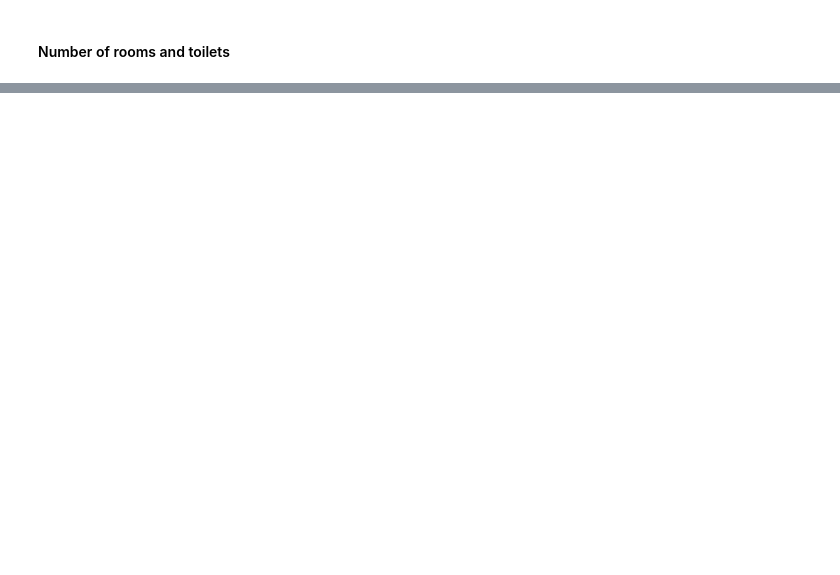
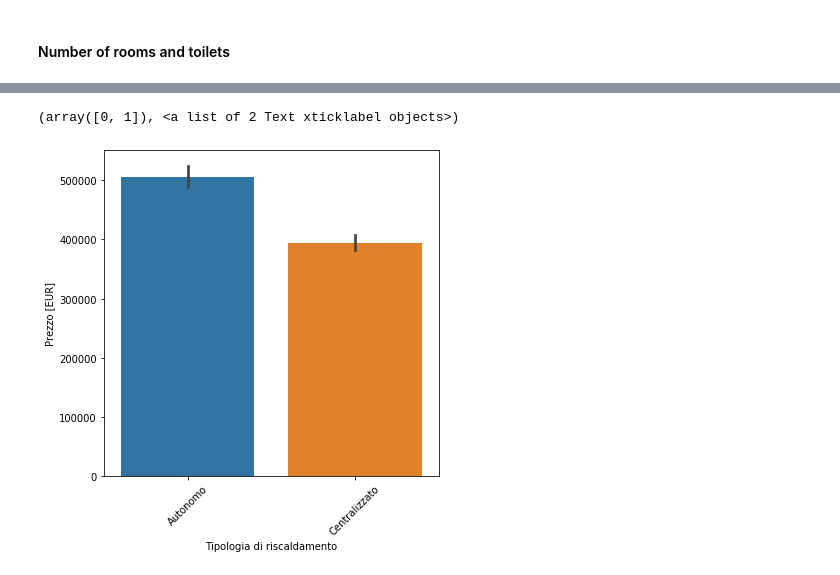
Before and after one commit to LazyEval/housing-prices-firenze, a Jupyter notebook: notebooks/1.0-LazyEval-data-cleaning.ipynb, the cells around one changed output, grey strips where cells are left out. Drawn from its saved outputs; the diff is of its cells as text; code cells hidden in the pictures; blank space fills up the shorter version.

```diff
--- a/notebooks/1.0-LazyEval-data-cleaning.ipynb
+++ b/notebooks/1.0-LazyEval-data-cleaning.ipynb
@@ -395,3 +244,10 @@ df.loc[df['Locali'].isna(), :]
+# %%
+fig = plt.figure(figsize=(6, 6))
+sns.barplot(x=df['Tipologia di riscaldamento'], y=df['Prezzo [EUR]'])
+plt.xticks(rotation=45)
+# %% [output]
+(array([0, 1]), <a list of 2 Text xticklabel objects>)
+[figure, added]
 # %%
 # Area [m2] distribution
 fig = plt.figure(figsize=(10, 10))
```
Also changed, not shown: parts of 55 cells of this notebook.
